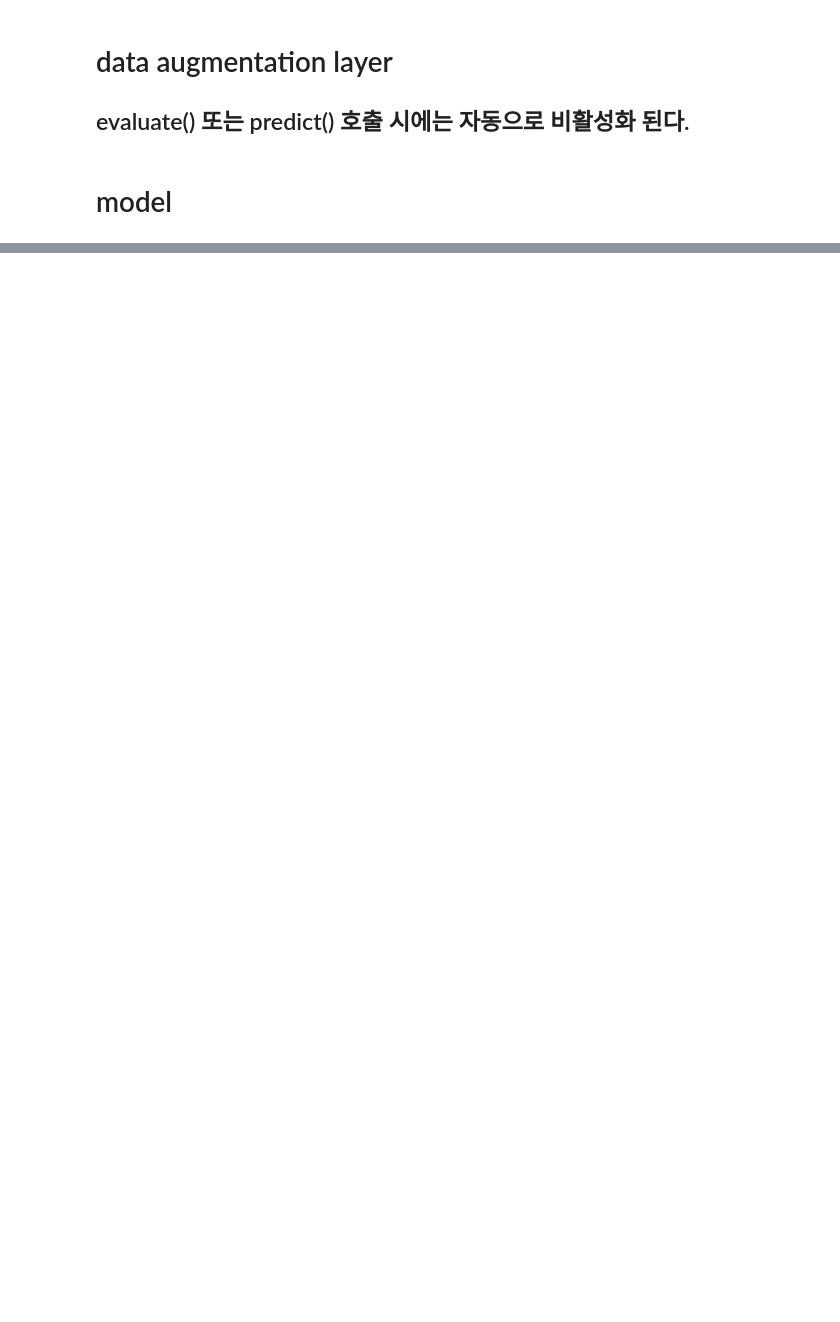
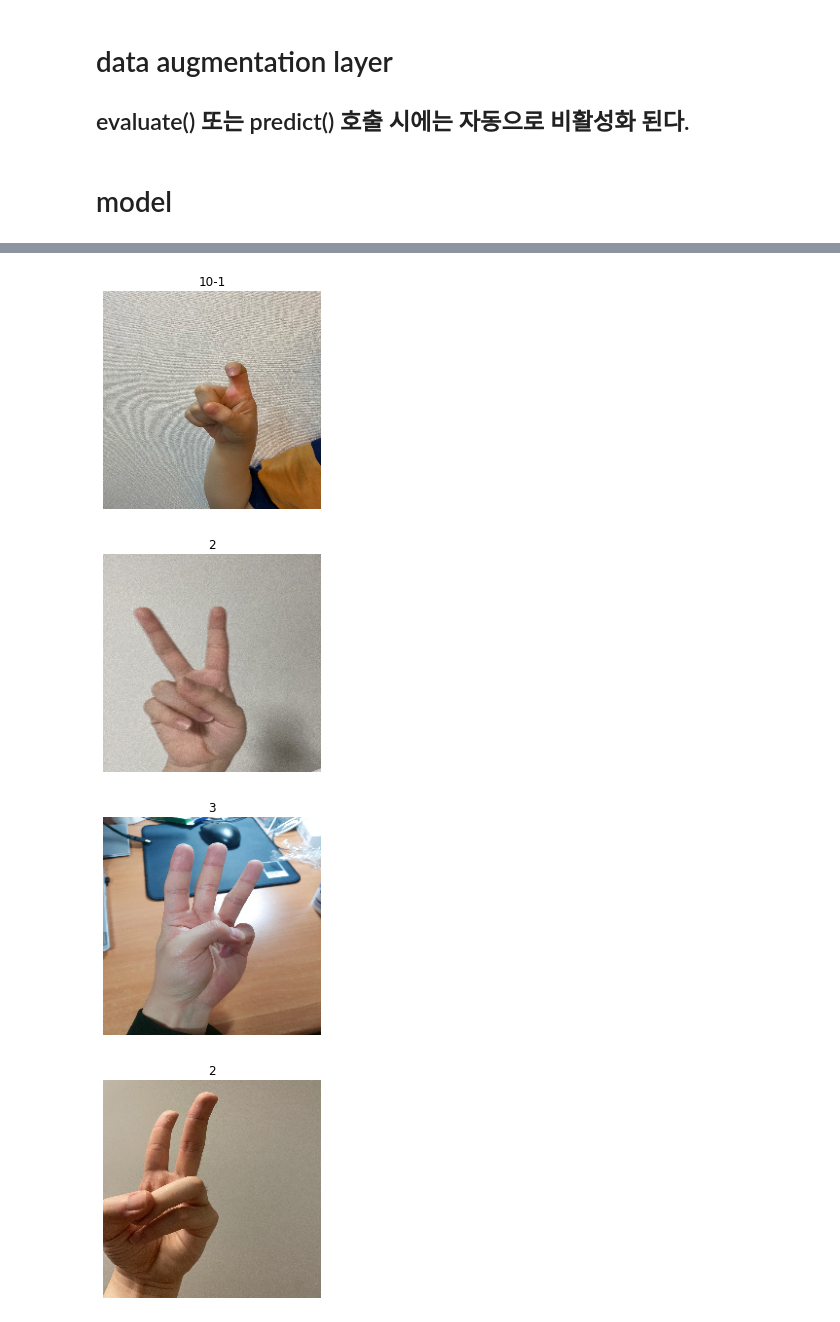
Before and after one commit to Mu-jun/dacon, a Jupyter notebook: sign_lang_img_classifier/tf_model.ipynb, the cells around one changed output, grey strips where cells are left out. Cells and saved outputs as stored; diff of their text form; code cells hidden in the pictures; blank space fills up the shorter version.

```diff
--- a/sign_lang_img_classifier/tf_model.ipynb
+++ b/sign_lang_img_classifier/tf_model.ipynb
@@ -26,6 +28,16 @@ def parse_image(filename):
     img = tf.image.resize(img,INPUT_SHAPE[:2])
     return img
 
+def make_dataset(filepaths,labels):
+    filenames_ds = tf.data.Dataset.from_tensor_slices(filepaths)
+    images_ds = filenames_ds.map(
+        parse_image,
+        num_parallel_calls=AUTOTUNE
+    )
+    labels_ds = tf.data.Dataset.from_tensor_slices(labels)
+    ds = tf.data.Dataset.zip((images_ds, labels_ds))
+    return ds
+
 def configure_for_performance(ds):
     ds = ds.shuffle(buffer_size=1000)
     ds = ds.batch(BATCH_SIZE)
@@ -64,3 +136,7 @@ for img, label in ds.take(1):
+# %%
+# 모델 성능 높이기
+train_ds = configure_for_performance(train_ds)
+val_ds = configure_for_performance(val_ds)
 # %% [markdown]
 # data augmentation layer
 ## evaluate() 또는 predict() 호출 시에는 자동으로 비활성화 된다.
@@ -104,3 +209,21 @@ hist = finetune_model.fit(
 # %%
-for i,j in ds.take(2):
-    print(j.numpy())
+for batch in train_ds.take(1):
+    for i in range(5):
+        img = batch[0][i]
+        # print(img.numpy().shape)
+        img = img.numpy()
+        # print(img.min(), img.max())
+
+        img = img.astype(np.uint8)
+
+        label = batch[1][i]
+        idx = (label.numpy())
+
+        plt.imshow(img), plt.axis('off')
+        plt.title(classes[idx])
+        plt.show()
+# %% [output]
+[figure, added]
+[figure, added]
+[figure, added]
+[figure, added]
```
Also changed, not shown: parts of 17 cells of this notebook, 3 other files.
